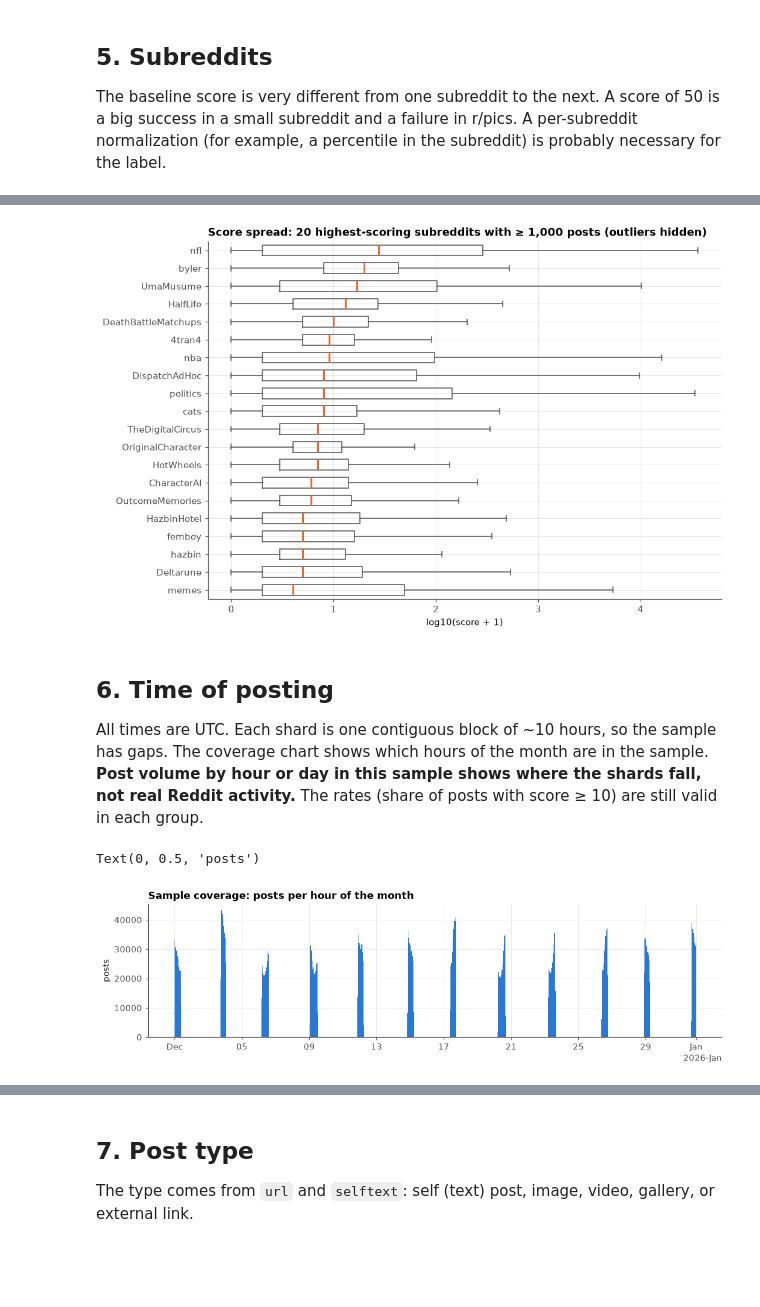
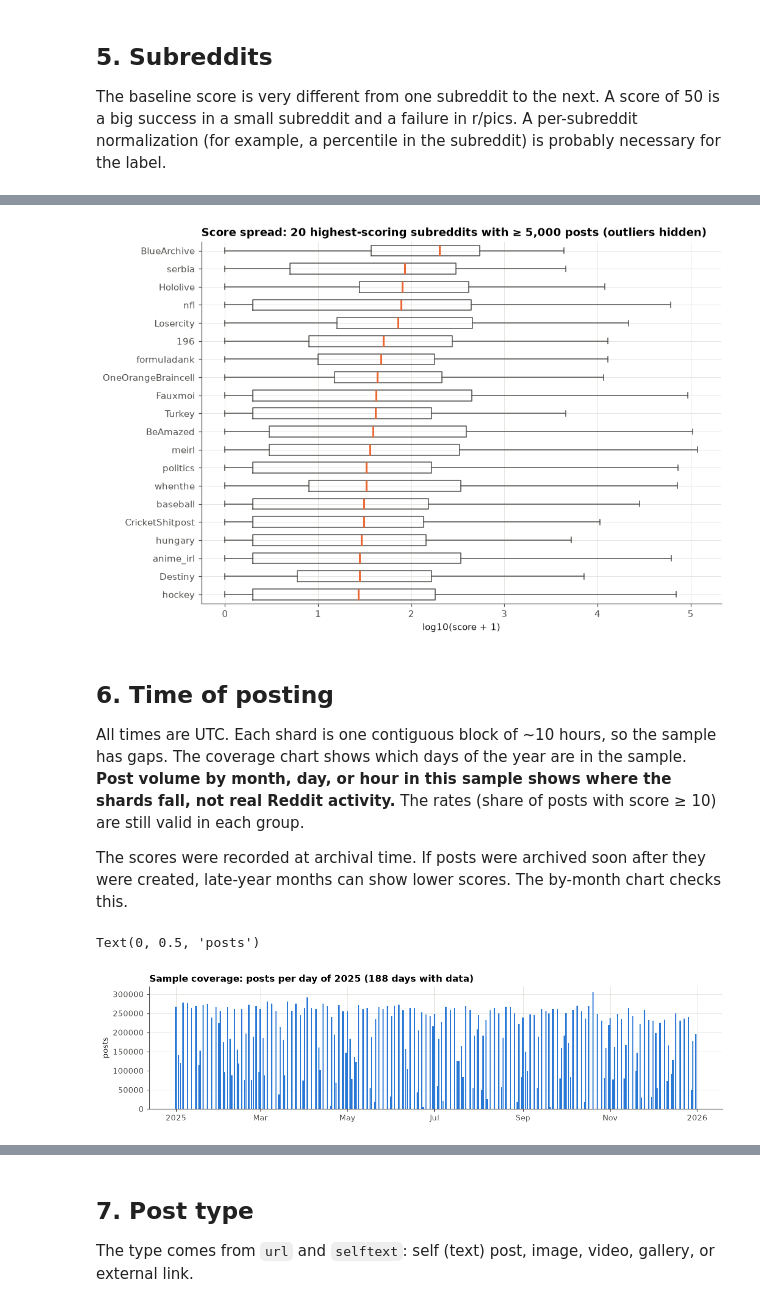
Before and after one commit to zachnorton14/reddit-post-predictor, a Jupyter notebook: eda.ipynb, the cells around one changed output, grey strips where cells are left out. Drawn from its saved outputs; the diff is of its cells as text; code cells hidden in the pictures; blank space fills up the shorter version.

```diff
--- a/eda.ipynb
+++ b/eda.ipynb
@@ -314,7 +366,7 @@ Text(0.0, 1.0, 'Subreddit activity vs. 90th-percentile score')
 # %%
 # The busiest subreddits are mostly bots/spam with score 1, so show the 20 active
-# subreddits (>= 1,000 posts in the sample) with the highest median score instead
-top20 = (sub_stats[sub_stats.posts >= 1_000]
+# subreddits (>= 5,000 posts in the sample) with the highest median score instead
+top20 = (sub_stats[sub_stats.posts >= 5_000]
          .sort_values(["median_score", "p90_score"], ascending=False).head(20).subreddit.tolist())
 t = q(f"""
 SELECT subreddit, score FROM subs
@@ -327,23 +379,26 @@ ax.boxplot([np.log10(t.loc[t.subreddit == x, "score"].clip(lower=0) + 1) for x i
            medianprops=dict(color=ORANGE, linewidth=2), boxprops=dict(color=MUTED),
            whiskerprops=dict(color=MUTED), capprops=dict(color=MUTED))
 ax.set_xlabel("log10(score + 1)")
-ax.set_title("Score spread: 20 highest-scoring subreddits with ≥ 1,000 posts (outliers hidden)")
+ax.set_title("Score spread: 20 highest-scoring subreddits with ≥ 5,000 posts (outliers hidden)")
 del t
 # %% [output]
-[figure, old version]
+[figure, new version]
 # %% [markdown]
 ## 6. Time of posting
 
 All times are UTC. Each shard is one contiguous block of ~10 hours, so the sample has gaps.
-The coverage chart shows which hours of the month are in the sample.
-**Post volume by hour or day in this sample shows where the shards fall, not real Reddit activity.**
+The coverage chart shows which days of the year are in the sample.
+**Post volume by month, day, or hour in this sample shows where the shards fall, not real Reddit activity.**
 The rates (share of posts with score ≥ 10) are still valid in each group.
+
+The scores were recorded at archival time. If posts were archived soon after they were created, late-year
+months can show lower scores. The by-month chart checks this.
 # %%
-coverage = q("SELECT date_trunc('hour', created_at) AS hour, count(*) AS posts FROM subs GROUP BY 1 ORDER BY 1")
-fig, ax = plt.subplots(figsize=(12, 2.8))
-ax.bar(coverage.hour, coverage.posts, width=1/24, color=BLUE)
+coverage = q("SELECT date_trunc('day', created_at) AS day, count(*) AS posts FROM subs GROUP BY 1 ORDER BY 1")
+fig, ax = plt.subplots(figsize=(13, 2.8))
+ax.bar(coverage.day, coverage.posts, width=0.9, color=BLUE)
 ax.xaxis.set_major_formatter(mdates.ConciseDateFormatter(ax.xaxis.get_major_locator()))
-ax.set_title("Sample coverage: posts per hour of the month"); ax.set_ylabel("posts")
+ax.set_title(f"Sample coverage: posts per day of {YEAR} ({len(coverage)} days with data)"); ax.set_ylabel("posts")
 # %% [output]
 Text(0, 0.5, 'posts')
-[figure, old version]
+[figure, new version]
```
Also changed, not shown: parts of 34 cells of this notebook, 4 other files.
